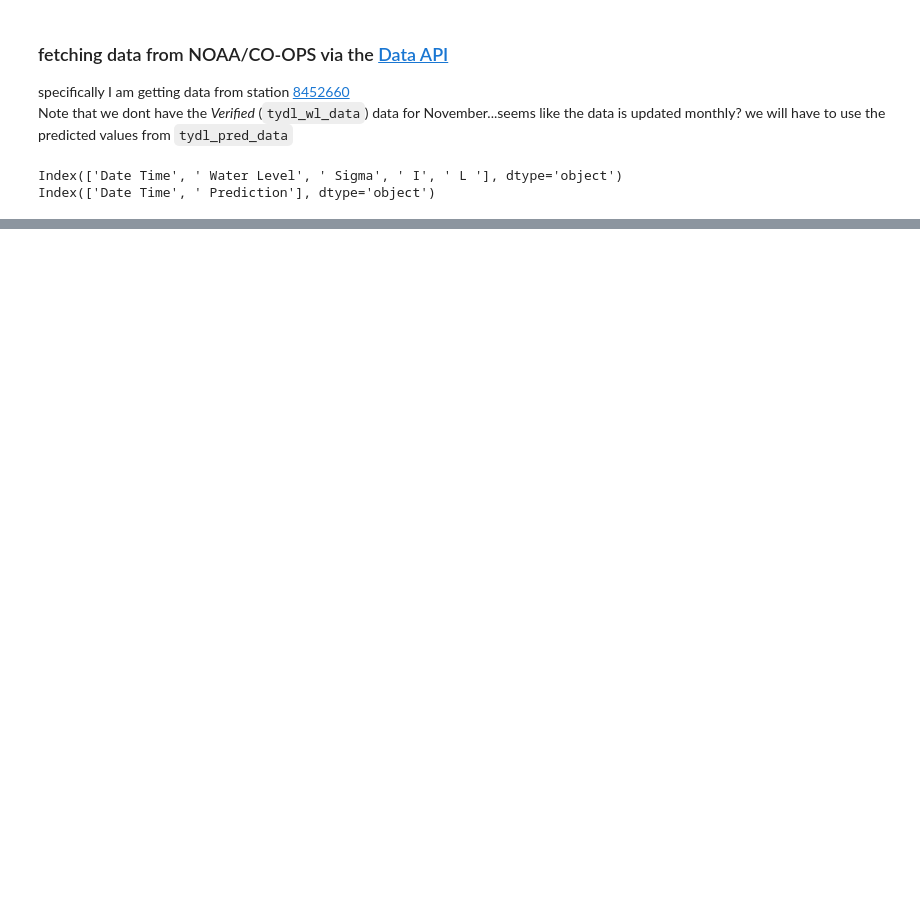
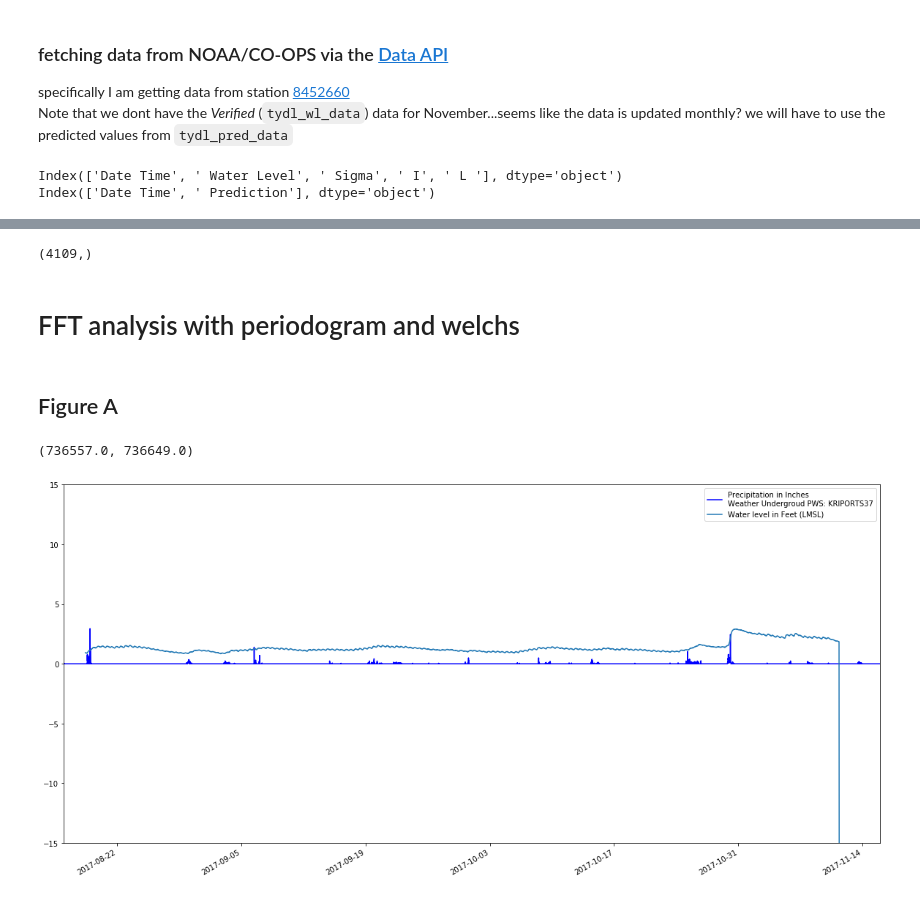
Before and after one commit to spencerbh/Fogland, a Jupyter notebook: Well33.ipynb, the cells around one changed output, grey strips where cells are left out. Saved outputs shown, nothing was run; the diff lists cells and outputs as text; code cells hidden in the pictures; blank space fills up the shorter version.

Commit message:
adding analysis to well33 file has some tide influence

```diff
--- a/Well33.ipynb
+++ b/Well33.ipynb
@@ -502,0 +511,6 @@ plt.xlim(['2017-08-16','2017-11-16'])
+# %%
+wl_a.shape
+# %% [output]
+(4109,)
+# %% [markdown]
+# FFT analysis with periodogram and welchs
@@ -502,0 +533,19 @@ plt.xlim(['2017-08-16','2017-11-16'])
+# %% [markdown]
+## Figure A
+# %%
+fig = plt.figure(figsize=(20,10))
+
+ax1 = fig.add_subplot(1,1,1)
+ax1.plot(data_raw['rain'], 'b', label= 'Precipitation in Inches\nWeather Undergroud PWS: KRIPORTS37')
+ax1.legend()
+
+ax2 = fig.add_subplot(1,1,1)
+ax2.plot(well['GW_elevation_ft_(LSML)'][36:-3], label= 'Water level in Feet (LMSL)')
+ax2.legend()
+
+fig.autofmt_xdate()
+plt.ylim([-15,15])
+plt.xlim(['2017-08-16','2017-11-16'])
+# %% [output]
+(736557.0, 736649.0)
+[figure, added]
```
Also changed, not shown: parts of 23 cells of this notebook, 1 other file.
